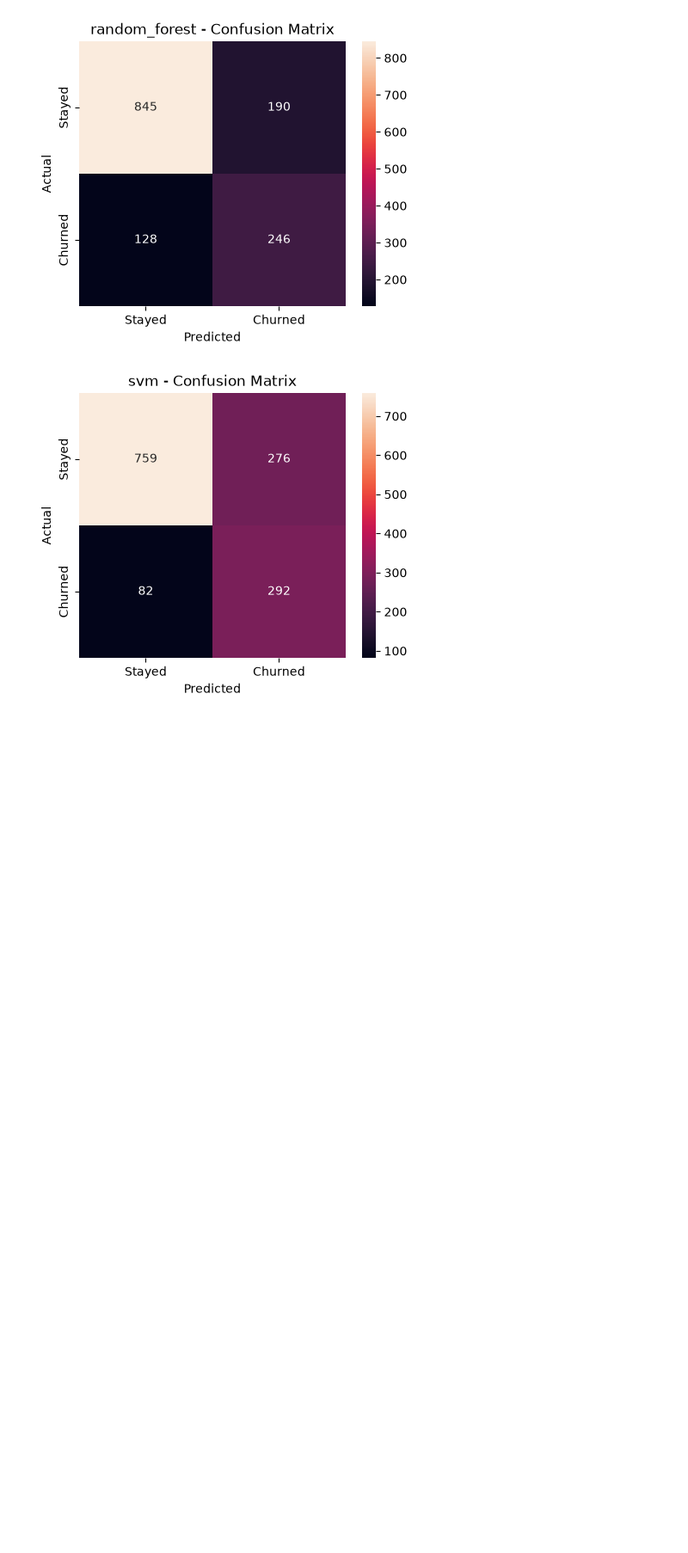
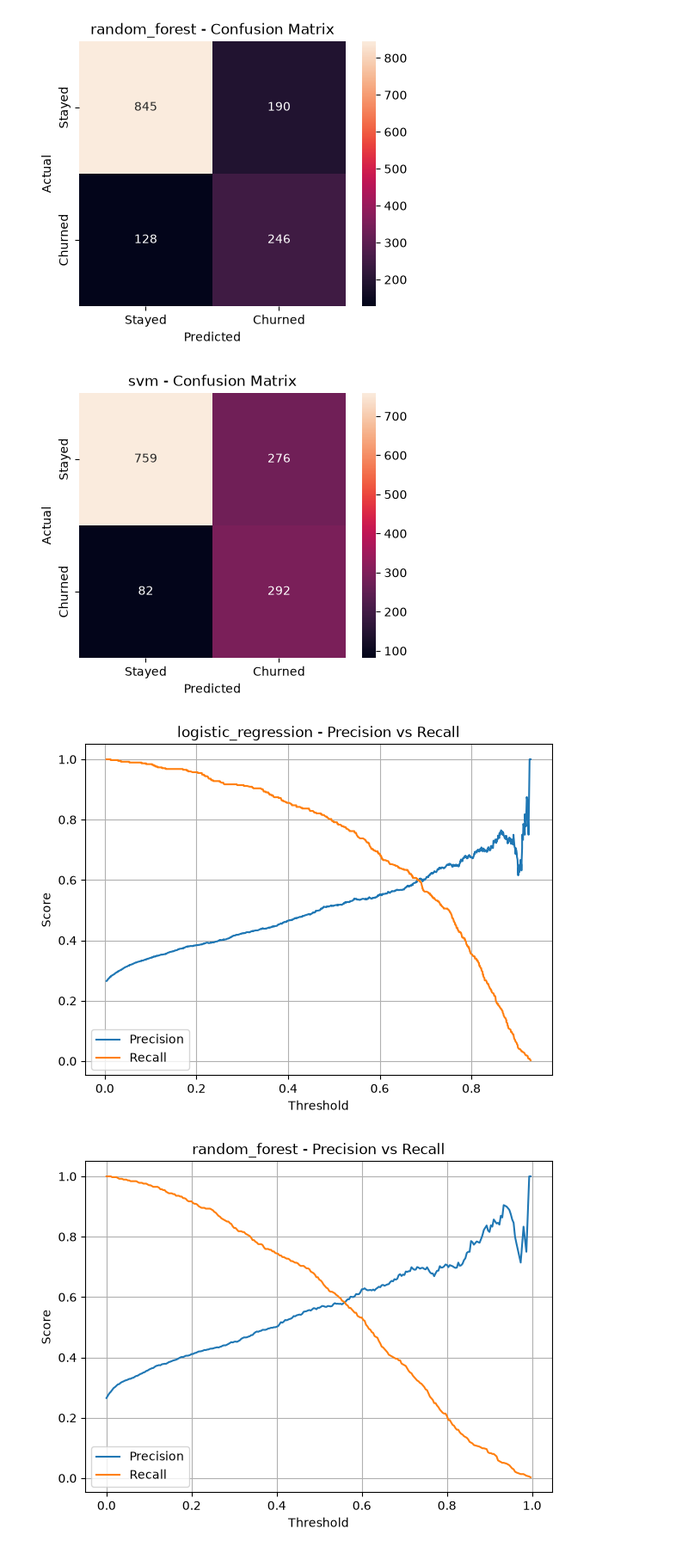
Before and after one commit to Syed-Farzan/churn-prediction-api, a Jupyter notebook: notebooks/01_data_exploration.ipynb, the cells around one changed output. Shown at 86% size. Drawn from its saved outputs; the diff is of its cells as text; code cells hidden in the pictures; blank space fills up the shorter version.

```diff
--- a/notebooks/01_data_exploration.ipynb
+++ b/notebooks/01_data_exploration.ipynb
@@ -359,3 +359,37 @@ results_df.to_csv(
     "../data/model_comparison.csv",
     index=False
 )
+# %%
+from sklearn.metrics import precision_recall_curve
+
+for name in models:
+    y_prob = probabilities[name]
+
+    precision, recall, thresholds = precision_recall_curve(
+        y_test_binary,
+        y_prob
+    )
+
+    plt.figure(figsize=(7, 5))
+
+    plt.plot(
+        thresholds,
+        precision[:-1],
+        label="Precision"
+    )
+
+    plt.plot(
+        thresholds,
+        recall[:-1],
+        label="Recall"
+    )
+
+    plt.xlabel("Threshold")
+    plt.ylabel("Score")
+    plt.title(f"{name} - Precision vs Recall")
+    plt.legend()
+    plt.grid()
+    plt.show()
+# %% [output]
+[figure, added]
+[figure, added]
```
Also changed, not shown: parts of 9 cells of this notebook.
